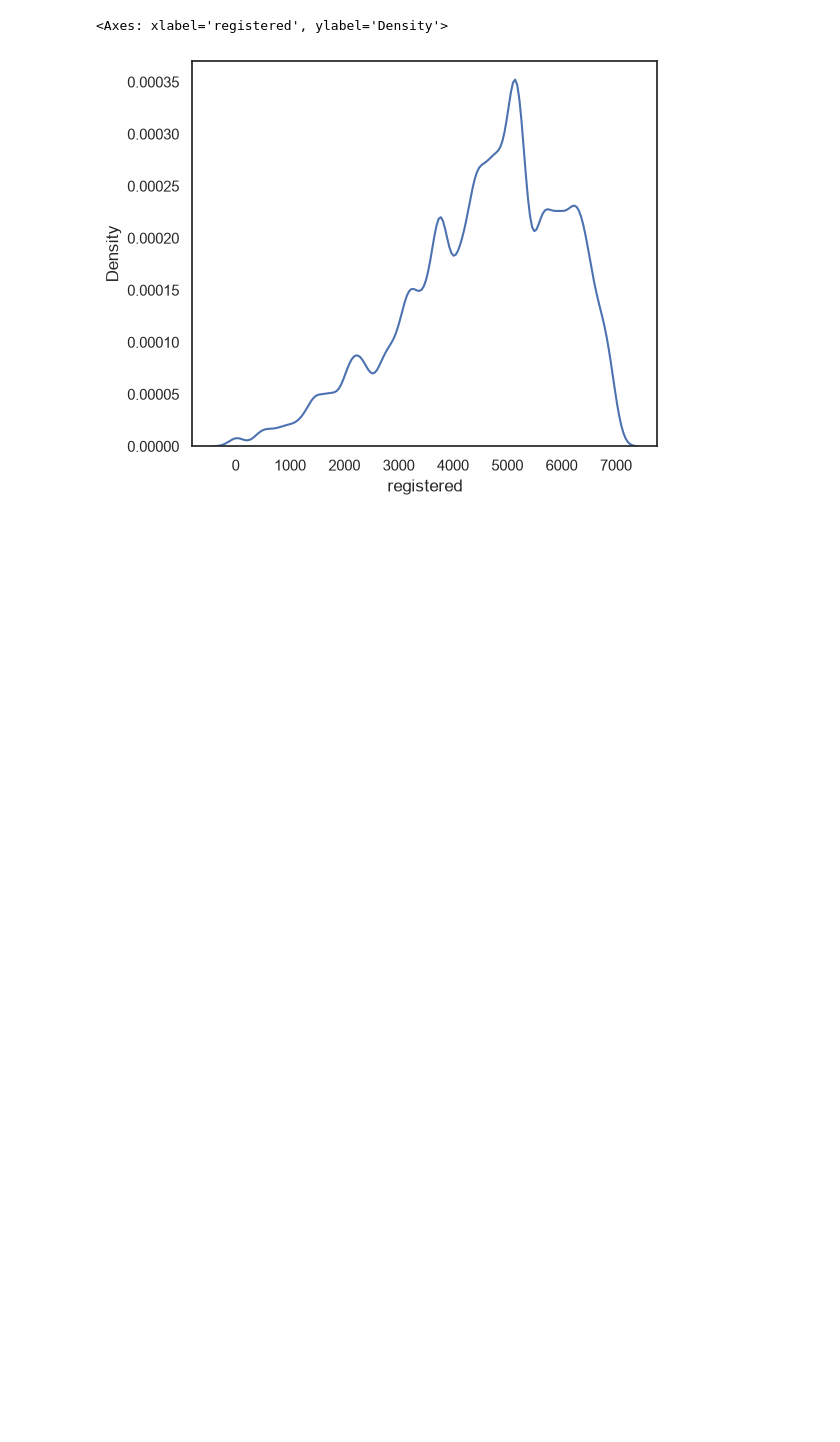
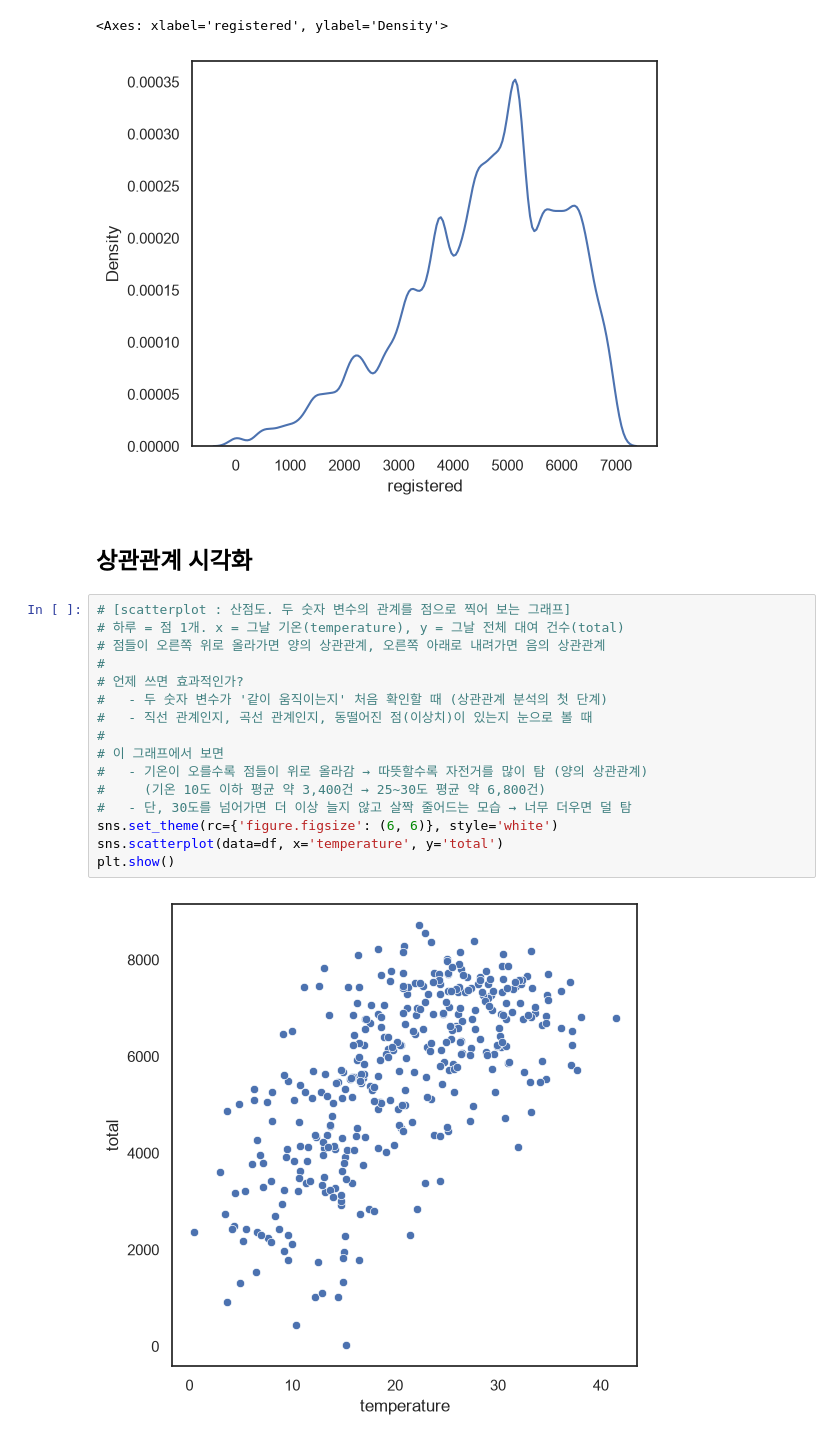
Before and after one commit to hyeonn31/Python_Study, a Jupyter notebook: 10. seaborn_Capital Bike Share.ipynb, the cells around one changed output. Saved outputs shown, nothing was run; the diff lists cells and outputs as text; blank space fills up the shorter version.

```diff
--- a/10. seaborn_Capital Bike Share.ipynb
+++ b/10. seaborn_Capital Bike Share.ipynb
@@ -373,3 +373,23 @@ sns.kdeplot(data=df, x='registered',bw_method=0.1)
 # %% [output]
 <Axes: xlabel='registered', ylabel='Density'>
 [figure]
+# %% [markdown]
+## 상관관계 시각화
+# %%
+# [scatterplot : 산점도. 두 숫자 변수의 관계를 점으로 찍어 보는 그래프]
+# 하루 = 점 1개. x = 그날 기온(temperature), y = 그날 전체 대여 건수(total)
+# 점들이 오른쪽 위로 올라가면 양의 상관관계, 오른쪽 아래로 내려가면 음의 상관관계
+#
+# 언제 쓰면 효과적인가?
+#   - 두 숫자 변수가 '같이 움직이는지' 처음 확인할 때 (상관관계 분석의 첫 단계)
+#   - 직선 관계인지, 곡선 관계인지, 동떨어진 점(이상치)이 있는지 눈으로 볼 때
+#
+# 이 그래프에서 보면
+#   - 기온이 오를수록 점들이 위로 올라감 → 따뜻할수록 자전거를 많이 탐 (양의 상관관계)
+#     (기온 10도 이하 평균 약 3,400건 → 25~30도 평균 약 6,800건)
+#   - 단, 30도를 넘어가면 더 이상 늘지 않고 살짝 줄어드는 모습 → 너무 더우면 덜 탐
+sns.set_theme(rc={'figure.figsize': (6, 6)}, style='white')
+sns.scatterplot(data=df, x='temperature', y='total')
+plt.show()
+# %% [output]
+[figure, added]
```
Also changed, not shown: parts of 8 cells of this notebook, 15 other files.
